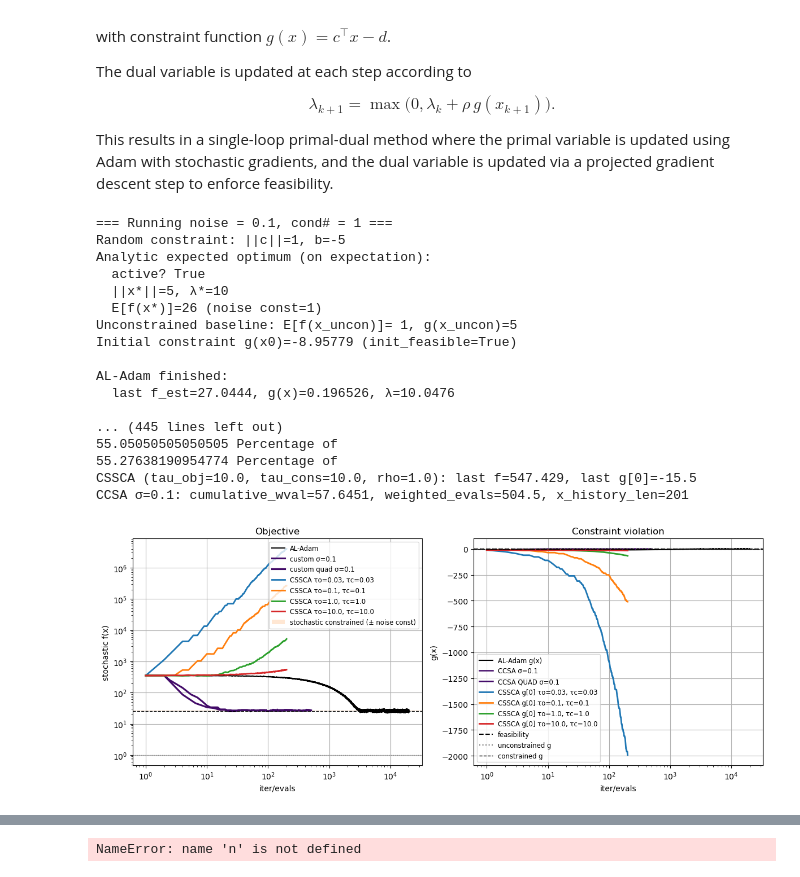
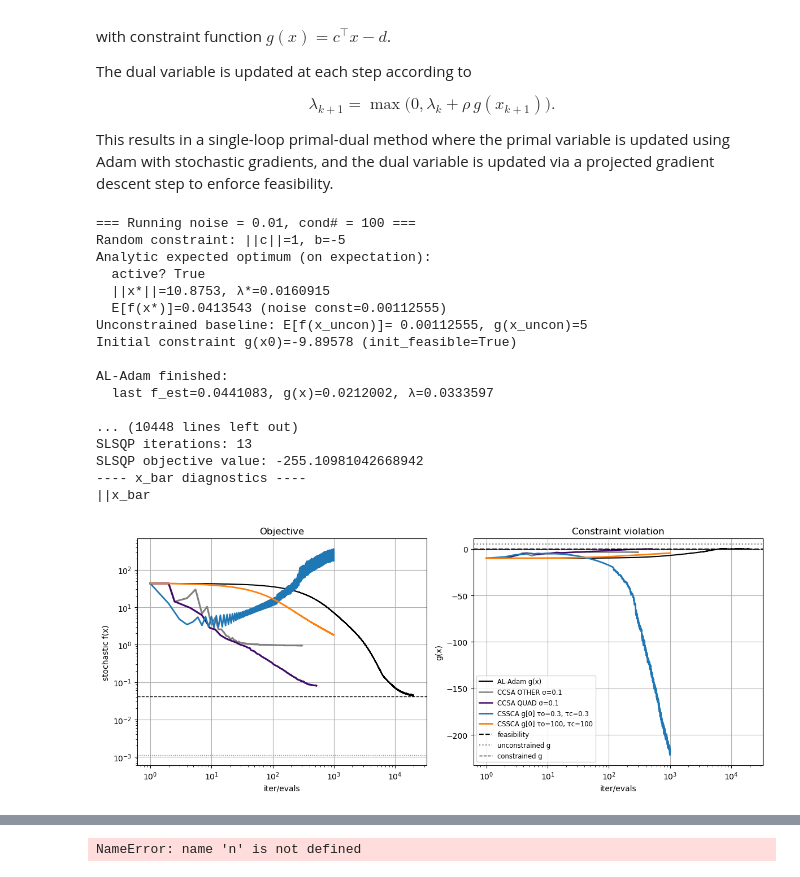
Before and after one commit to tonioeltopoquegira/Stochastic-CCSA, a Jupyter notebook: custom-adaptive-ccsa.ipynb, the cells around one changed output, grey strips where cells are left out. Drawn from its saved outputs; the diff is of its cells as text; code cells hidden in the pictures.

```diff
--- a/custom-adaptive-ccsa.ipynb
+++ b/custom-adaptive-ccsa.ipynb
@@ -260,7 +248,10 @@ ccsa_opt = CCSAOptimizer(
             rho_init=1.0,
             max_inner=5,
             df=None,   # let MMAOptimizer request grad via fun(..., grad=True)
-            x0=x0.copy()
+            x0=x0.copy(),
+            use_quadratic_surrogates=True,
+            conservative=False
+
         )
 
 ccsa_quad = CCSAOptimizer(
@@ -269,48 +260,48 @@ ccsa_quad = CCSAOptimizer(
             g=None,
             rho_params=rho_params,
             sigma_params=sigma_params_run,
             bounds=None,
             rho_init=1.0,
             max_inner=5,
             df=None,   # let MMAOptimizer request grad via fun(..., grad=True)
             x0=x0.copy(),
             use_quadratic_surrogates=True
         )
 
 
 opt = nlopt.opt(nlopt.LD_MMA, n)
 opt.set_param("sigma_min", sigma_min)
 opt.set_param("inner_maxeval", 5)
 
 
 # Run experiments for the new implementation
-for noise in [0.1]:
-    for cond in [1]:
+for noise in [0.01]:
+    for cond in [100]:
         print(f"=== Running noise = {noise}, cond# = {cond} ===")
         stoch_convex_con_exp(ccsa_opt, ccsa_quad, opt, c=c, b=b, x0=x0, noise=noise, cond=cond, seed=seed, sigma_mins=[1e-1], maxiters_adam = 20000,
     mma_maxeval = 200,
     active_constraint = True,
     init_feasible =True,
-    cssca_tau_obj=[0.03, 0.1, 1.0, 10.0], cssca_tau_cons=[0.03, 0.1, 1.0, 10.0])
+    cssca_tau_obj=[0.3, 100], cssca_tau_cons=[0.3, 100]) #0.03, 0.1, 1.0, 10.0
 # %% [output]
-=== Running noise = 0.1, cond# = 1 ===
+=== Running noise = 0.01, cond# = 100 ===
 Random constraint: ||c||=1, b=-5
 Analytic expected optimum (on expectation):
   active? True
-  ||x*||=5, λ*=10
-  E[f(x*)]=26 (noise const=1)
-Unconstrained baseline: E[f(x_uncon)]= 1, g(x_uncon)=5
-Initial constraint g(x0)=-8.95779 (init_feasible=True)
+  ||x*||=10.8753, λ*=0.0160915
+  E[f(x*)]=0.0413543 (noise const=0.00112555)
+Unconstrained baseline: E[f(x_uncon)]= 0.00112555, g(x_uncon)=5
+Initial constraint g(x0)=-9.89578 (init_feasible=True)
 
 AL-Adam finished:
-  last f_est=27.0444, g(x)=0.196526, λ=10.0476
+  last f_est=0.0441083, g(x)=0.0212002, λ=0.0333597
 
-... (445 lines left out)
-55.05050505050505 Percentage of
-55.27638190954774 Percentage of
-CSSCA (tau_obj=10.0, tau_cons=10.0, rho=1.0): last f=547.429, last g[0]=-15.5
-CCSA σ=0.1: cumulative_wval=57.6451, weighted_evals=504.5, x_history_len=201
+... (10448 lines left out)
+SLSQP iterations: 13
+SLSQP objective value: -255.10981042668942
+---- x_bar diagnostics ----
+||x_bar
-[figure, old version]
+[figure, new version]
 # %%
 import numpy as np
 import torch
```
Also changed, not shown: parts of 5 cells of this notebook, 3 other files.
